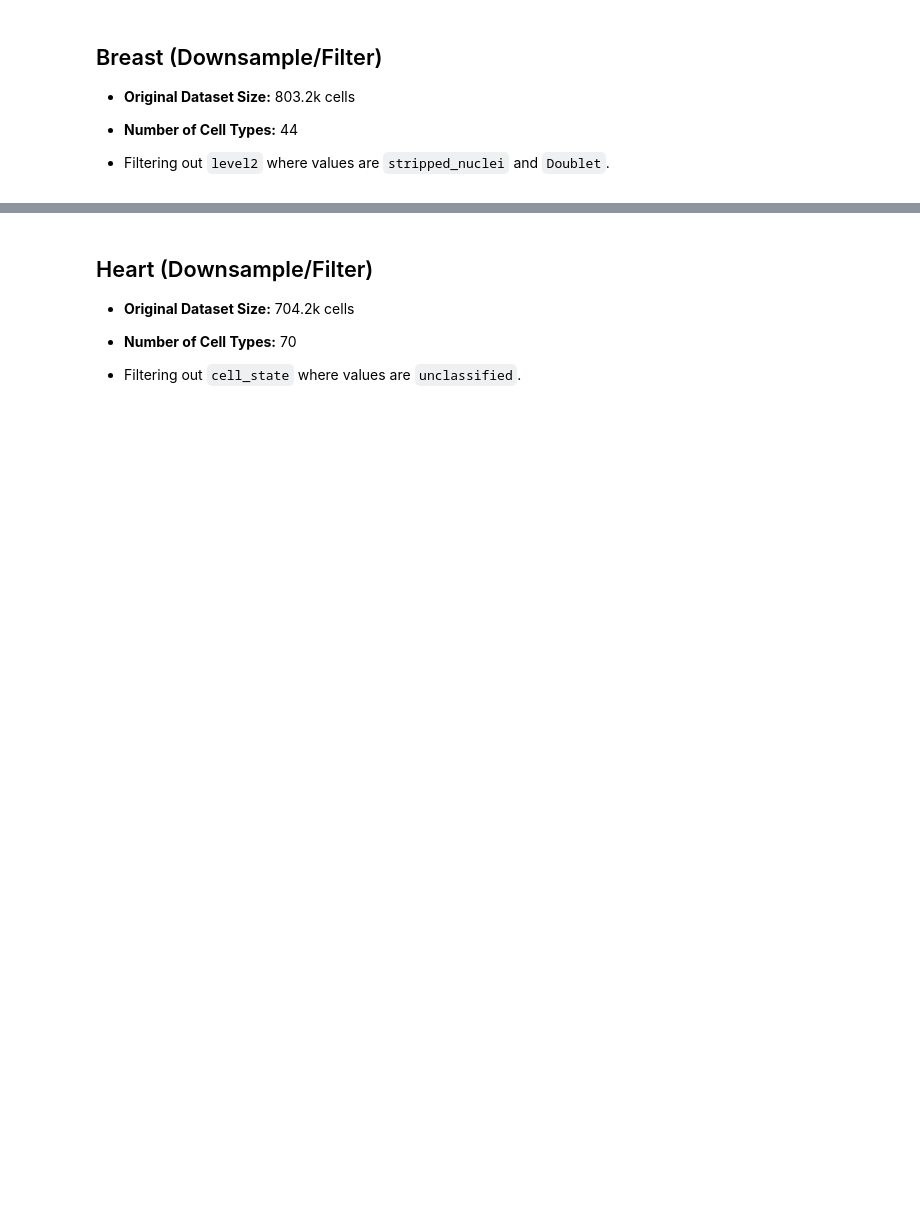
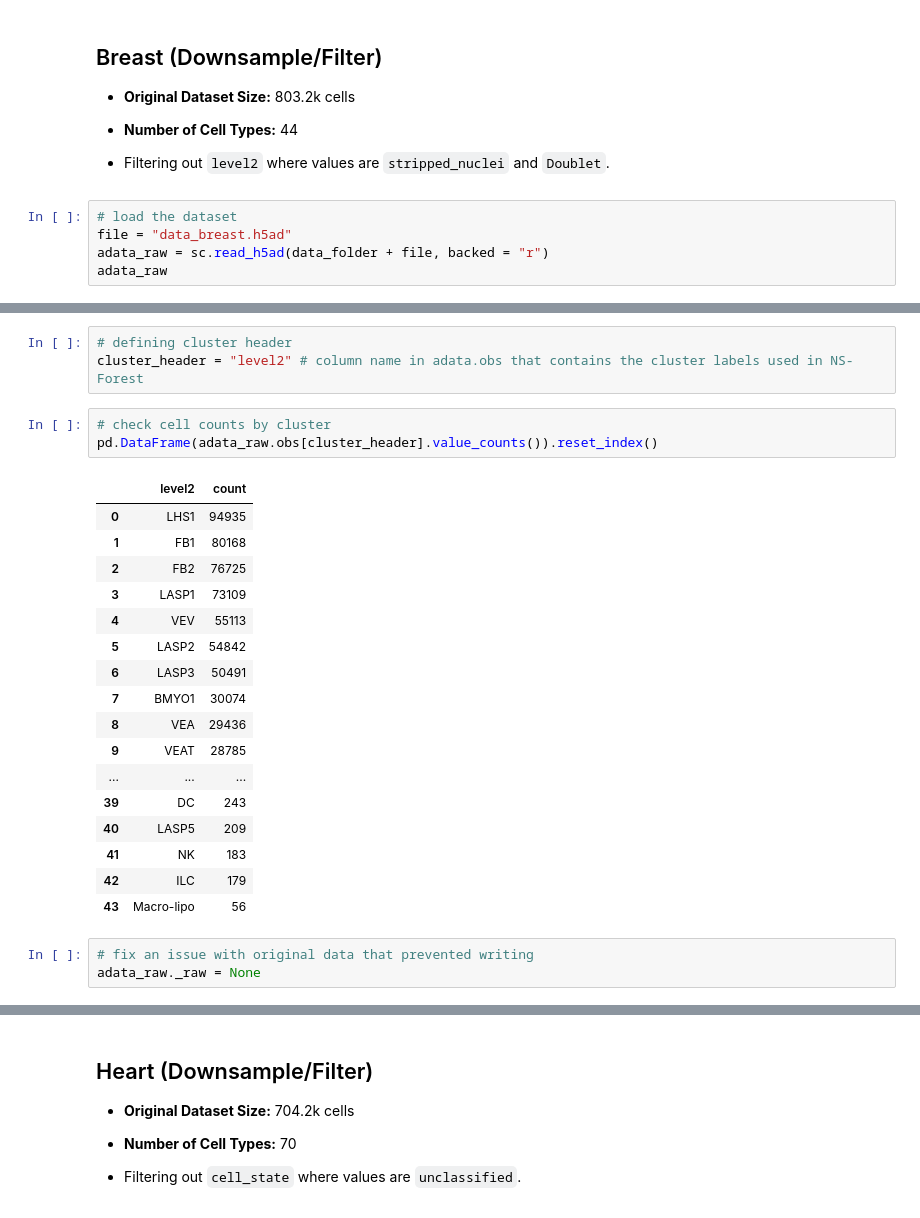
Before and after one commit to svikbecker/NSForest-ncRNA, a Jupyter notebook: beckersv_scripts/all_notebook_cleaning.ipynb, the cells around one changed output, grey strips where cells are left out. Drawn from its saved outputs; the diff is of its cells as text; blank space fills up the shorter version.

```diff
--- a/beckersv_scripts/all_notebook_cleaning.ipynb
+++ b/beckersv_scripts/all_notebook_cleaning.ipynb
@@ -464,3 +646,8 @@ Returning indices of downsampled cells...
 * **Number of Cell Types:** 44
 
 * Filtering out `level2` where values are `stripped_nuclei` and `Doublet`.
+# %%
+# load the dataset
+file = "data_breast.h5ad"
+adata_raw = sc.read_h5ad(data_folder + file, backed = "r")
+adata_raw
@@ -466,0 +745,27 @@ Returning indices of downsampled cells...
+# %%
+# defining cluster header
+cluster_header = "level2" # column name in adata.obs that contains the cluster labels used in NS-Forest
+# %%
+# check cell counts by cluster
+pd.DataFrame(adata_raw.obs[cluster_header].value_counts()).reset_index()
+# %% [output]
+|  | level2 | count |
+| 0 | LHS1 | 94935 |
+| 1 | FB1 | 80168 |
+| 2 | FB2 | 76725 |
+| 3 | LASP1 | 73109 |
+| 4 | VEV | 55113 |
+| 5 | LASP2 | 54842 |
+| 6 | LASP3 | 50491 |
+| 7 | BMYO1 | 30074 |
+| 8 | VEA | 29436 |
+| 9 | VEAT | 28785 |
+| ... | ... | ... |
+| 39 | DC | 243 |
+| 40 | LASP5 | 209 |
+| 41 | NK | 183 |
+| 42 | ILC | 179 |
+| 43 | Macro-lipo | 56 |
+# %%
+# fix an issue with original data that prevented writing
+adata_raw._raw = None
```
Also changed, not shown: parts of 54 cells of this notebook.
